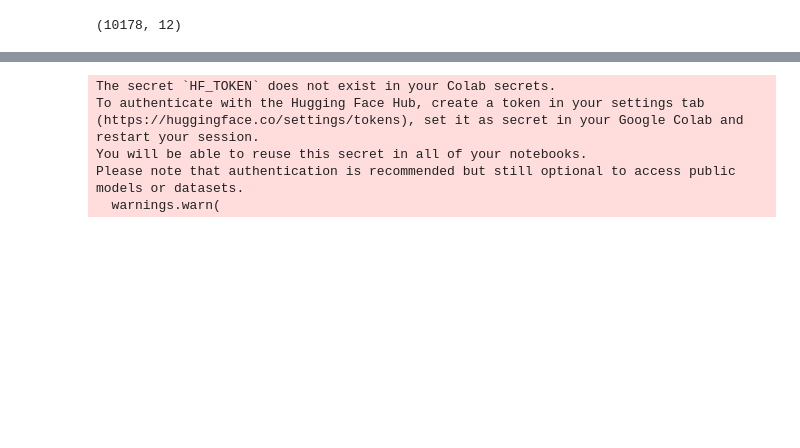
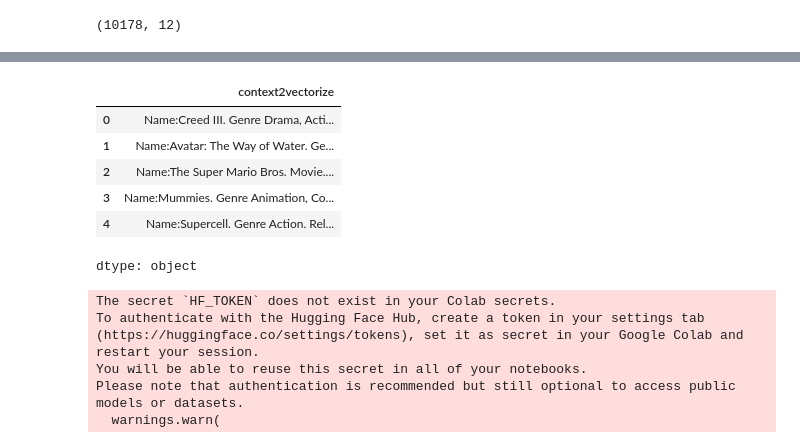
Before and after one commit to joel280584/PineConeLearning, a Jupyter notebook: Introduction_to_Pinecone.ipynb, the cells around one changed output, grey strips where cells are left out. Cells and saved outputs as stored; diff of their text form; code cells hidden in the pictures; blank space fills up the shorter version.

```diff
--- a/Introduction_to_Pinecone.ipynb
+++ b/Introduction_to_Pinecone.ipynb
@@ -105,3 +107,13 @@ imdb_df['context2vectorize']=imdb_df['names'] + imdb_df['genre'] + imdb_df['date
+# %%
+imdb_df['context2vectorize'].head()
+# %% [output]
+|  | context2vectorize |
+| 0 | Name:Creed III. Genre Drama, Acti... |
+| 1 | Name:Avatar: The Way of Water. Ge... |
+| 2 | Name:The Super Mario Bros. Movie.... |
+| 3 | Name:Mummies. Genre Animation, Co... |
+| 4 | Name:Supercell. Genre Action. Rel... |
+dtype: object
 # %%
 from sentence_transformers import SentenceTransformer
 model = SentenceTransformer('sentence-transformers/all-MiniLM-L6-v2')
```
Also changed, not shown: parts of 13 cells of this notebook.
